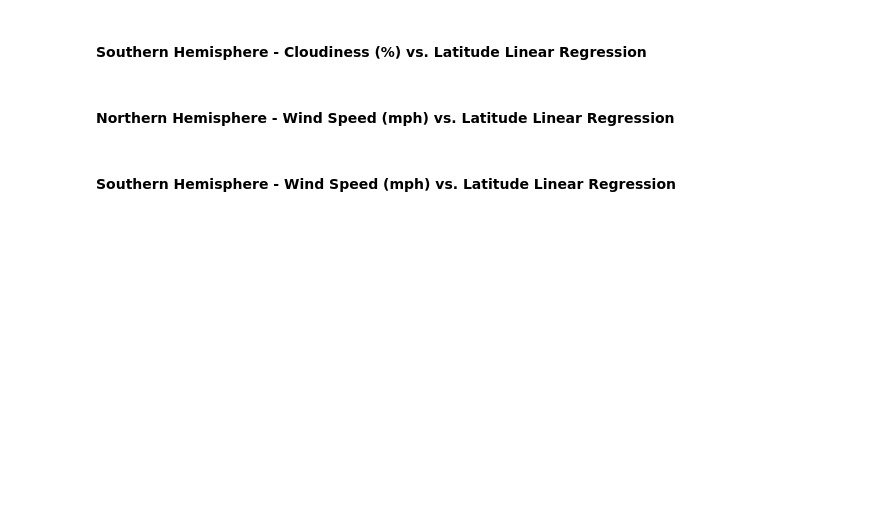
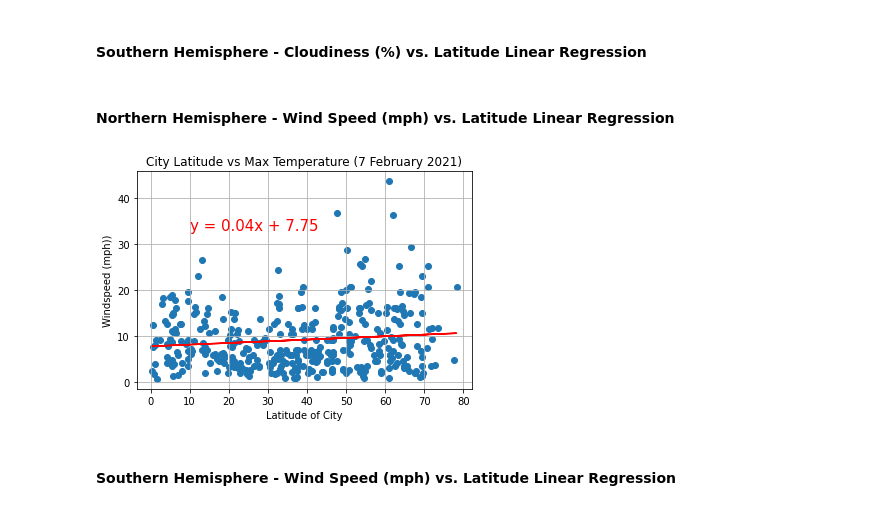
Before and after one commit to njmorr/python-api-challenge, a Jupyter notebook: WeatherPy/WeatherPy.ipynb, the cells around one changed output. Saved outputs shown, nothing was run; the diff lists cells and outputs as text; code cells hidden in the pictures; blank space fills up the shorter version.

```diff
--- a/WeatherPy/WeatherPy.ipynb
+++ b/WeatherPy/WeatherPy.ipynb
@@ -230,5 +308,23 @@ plt.show()
 ####  Southern Hemisphere - Cloudiness (%) vs. Latitude Linear Regression
 # %% [markdown]
 ####  Northern Hemisphere - Wind Speed (mph) vs. Latitude Linear Regression
+# %%
+y_values_nwind = northern_df["Windspeed (mph)"]
+
+(slope, intercept, rvalue, pvalue, stderr) = linregress(x_values_north, y_values_nwind)
+regress_values_nwind = x_values_north * slope + intercept
+line_eq = "y = " + str(round(slope,2)) + "x + " + str(round(intercept,2))
+
+plt.scatter(x_values_north, y_values_nwind)
+plt.plot(x_values_north,regress_values_nwind,"r-")
+plt.annotate(line_eq,(10,33),fontsize=15,color="red")
+plt.title(label="City Latitude vs Max Temperature (7 February 2021)")
+plt.xlabel(xlabel="Latitude of City")
+plt.ylabel(ylabel="Windspeed (mph))")
+plt.grid()
+
+plt.show()
+# %% [output]
+[figure, added]
 # %% [markdown]
 ####  Southern Hemisphere - Wind Speed (mph) vs. Latitude Linear Regression
```
Also changed, not shown: parts of 6 cells of this notebook.
